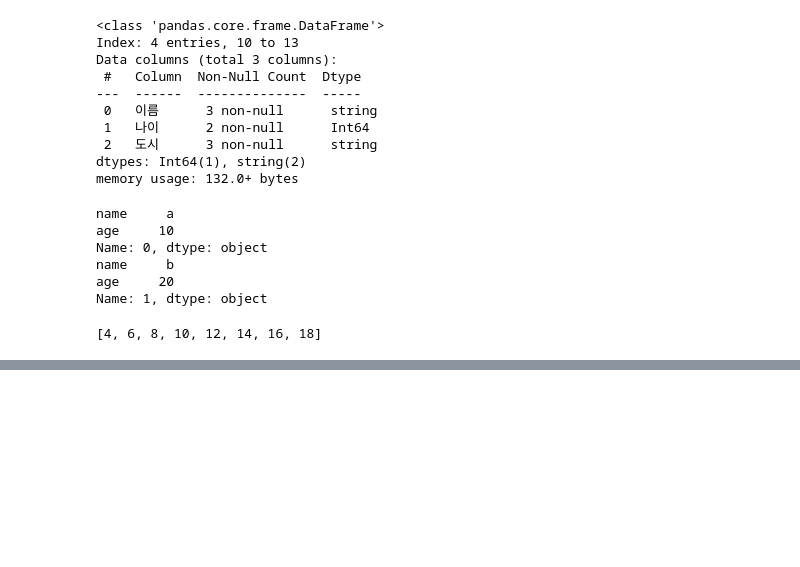
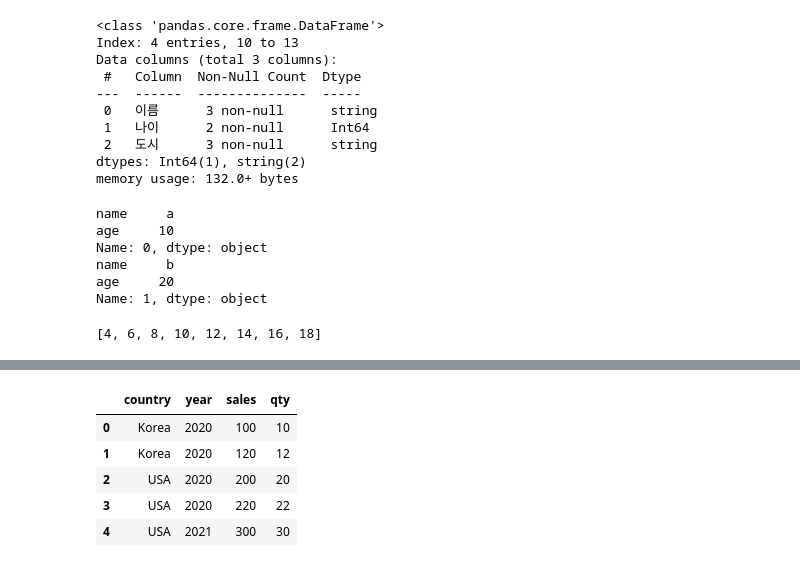
Before and after one commit to saintlee83/CLT-Python, a Jupyter notebook: Lectures/L02_midterm/week05.ipynb, the cells around one changed output, grey strips where cells are left out. Cells and saved outputs as stored; diff of their text form; code cells hidden in the pictures; blank space fills up the shorter version.

```diff
--- a/Lectures/L02_midterm/week05.ipynb
+++ b/Lectures/L02_midterm/week05.ipynb
@@ -544,0 +1105,23 @@ Name: 1, dtype: object
+# %%
+df2 = pd.DataFrame({
+    "country": ["Korea","Korea","USA","USA","USA"],
+    "year":    [2020,2020,2020,2020,2021],
+    "sales":   [100, 120, 200, 220, 300],
+    "qty":     [10, 12, 20, 22, 30],
+})
+
+# sales는 합계, qty는 평균
+pt = df2.pivot_table(
+    index="country",
+    columns="year",
+    values={"sales": "sum", "qty": "mean"}
+)
+
+df2
+# %% [output]
+|  | country | year | sales | qty |
+| 0 | Korea | 2020 | 100 | 10 |
+| 1 | Korea | 2020 | 120 | 12 |
+| 2 | USA | 2020 | 200 | 20 |
+| 3 | USA | 2020 | 220 | 22 |
+| 4 | USA | 2021 | 300 | 30 |
```
Also changed, not shown: parts of 58 cells of this notebook.
